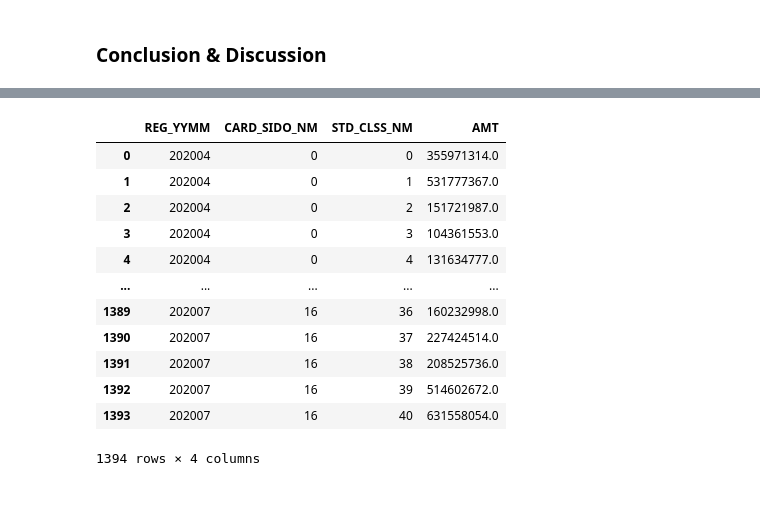
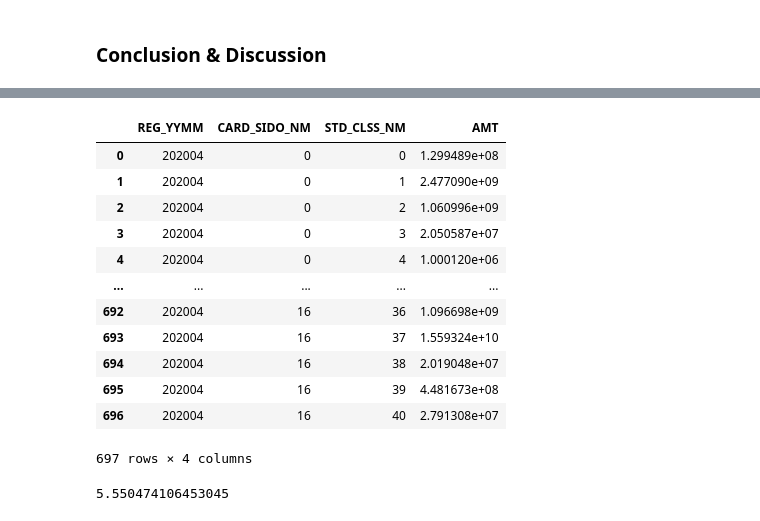
Before and after one commit to kim-bo-saeng/dacon_jeju, a Jupyter notebook: jeju_data_analysis.ipynb, the cells around one changed output, grey strips where cells are left out. Drawn from its saved outputs; the diff is of its cells as text; code cells hidden in the pictures.

```diff
--- a/jeju_data_analysis.ipynb
+++ b/jeju_data_analysis.ipynb
@@ -406,7 +508,7 @@ coarse_hyperparameters_list.head(10)
 # %% [markdown]
 ### Model Tuning & Evaluation
 # %%
-model = RandomForestRegressor(n_estimators = 30,
+model = RandomForestRegressor(n_estimators = 200,
                               max_depth = 96,
                               max_features = 0.952405,
                               n_jobs = -1,
@@ -422 +524,4 @@ RandomForestRegressor(bootstrap=True, ccp_alpha=0.0, criterion='mse',
                       random_state=4, verbose=0, warm_start=False)
+# %%
+model = GradientBoostingRegressor(random_state = 4,)
+model.fit(train_features, train_target)
@@ -439,7 +556,7 @@ AGEs          = df_num['AGE'].unique()
 SEX_CTGO_CDs  = df_num['SEX_CTGO_CD'].unique()
 FLCs          = df_num['FLC'].unique()
 years         = [2020]
-months        = [4, 7]
+months        = [4]
 
 temp = []
 for CARD_SIDO_NM in CARD_SIDO_NMs:
@@ -469,0 +587,18 @@ temp.head()
+# %%
+# sub과 동일한 템플릿 만들기
+CARD_SIDO_NMs = df_num['CARD_SIDO_NM'].unique()
+STD_CLSS_NMs  = df_num['STD_CLSS_NM'].unique()
+years         = [2020]
+months        = [4]
+
+temp = []
+for CARD_SIDO_NM in CARD_SIDO_NMs:
+    for STD_CLSS_NM in STD_CLSS_NMs:
+        for year in years:
+          for month in months:
+            temp.append([CARD_SIDO_NM, STD_CLSS_NM, year, month])
+
+temp = np.array(temp)
+temp = pd.DataFrame(data=temp, columns=train_features.columns)
+print(temp.shape)
+temp.head()
@@ -470,26 +613,56 @@ temp.head()
 # %%
 # 예측
 predict = model.predict(temp)
 predict = np.expm1(predict)
 temp['AMT'] = np.round(predict, 0)
 temp['REG_YYMM'] = temp['year']*100 + temp['month']
 temp = temp[['REG_YYMM', 'CARD_SIDO_NM', 'STD_CLSS_NM', 'AMT']]
 temp = temp.groupby(['REG_YYMM', 'CARD_SIDO_NM', 'STD_CLSS_NM']).sum().reset_index(drop=False)
+pred_AMT = list(temp['AMT'])
 temp
 # %% [output]
 |  | REG_YYMM | CARD_SIDO_NM | STD_CLSS_NM | AMT |
-| 0 | 202004 | 0 | 0 | 355971314.0 |
-| 1 | 202004 | 0 | 1 | 531777367.0 |
-| 2 | 202004 | 0 | 2 | 151721987.0 |
-| 3 | 202004 | 0 | 3 | 104361553.0 |
-| 4 | 202004 | 0 | 4 | 131634777.0 |
+| 0 | 202004 | 0 | 0 | 1.299489e+08 |
+| 1 | 202004 | 0 | 1 | 2.477090e+09 |
+| 2 | 202004 | 0 | 2 | 1.060996e+09 |
+| 3 | 202004 | 0 | 3 | 2.050587e+07 |
+| 4 | 202004 | 0 | 4 | 1.000120e+06 |
 | ... | ... | ... | ... | ... |
-| 1389 | 202007 | 16 | 36 | 160232998.0 |
-| 1390 | 202007 | 16 | 37 | 227424514.0 |
-| 1391 | 202007 | 16 | 38 | 208525736.0 |
-| 1392 | 202007 | 16 | 39 | 514602672.0 |
-| 1393 | 202007 | 16 | 40 | 631558054.0 |
+| 692 | 202004 | 16 | 36 | 1.096698e+09 |
+| 693 | 202004 | 16 | 37 | 1.559324e+10 |
+| 694 | 202004 | 16 | 38 | 2.019048e+07 |
+| 695 | 202004 | 16 | 39 | 4.481673e+08 |
+| 696 | 202004 | 16 | 40 | 2.791308e+07 |
-1394 rows × 4 columns
+697 rows × 4 columns
+# %%
+# RMSLE 계산함수
+def rmsle(y, y_,convertExp=False):
+    if convertExp:
+        y = np.exp(y),
+        y_ = np.exp(y_)
+    log1 = np.nan_to_num(np.array([np.log(v + 1) for v in y]))
+    log2 = np.nan_to_num(np.array([np.log(v + 1) for v in y_]))
+    calc = (log1 - log2) ** 2
+    return np.sqrt(np.mean(calc))
+
+# 2020년 3월과 2020년4월의 AMT값이 거의 같다는 가정으로 2020년3월의 AMT 과 비교하여 단순 모델의 성능향상을 확인해 볼수 있음
+data202003 = row_data.copy()
+data202003 = data202003[['REG_YYMM', 'CARD_SIDO_NM', 'STD_CLSS_NM', 'AMT']]
+data202003 = data202003.groupby(['REG_YYMM', 'CARD_SIDO_NM', 'STD_CLSS_NM']).sum().reset_index(drop=False)
+data202003 = data202003.loc[data202003['REG_YYMM']==202003]
+data202003 = data202003[['CARD_SIDO_NM', 'STD_CLSS_NM', 'AMT']]
+
+
+submission_temp = pd.read_csv('/gdrive/My Drive/data_analysis/jeju/submission.csv', index_col=0)
+submission_temp = submission_temp.loc[submission_temp['REG_YYMM']==202004]
+submission_temp = submission_temp[['CARD_SIDO_NM', 'STD_CLSS_NM']]
+submission_temp = submission_temp.merge(data202003, left_on=['CARD_SIDO_NM', 'STD_CLSS_NM'], right_on=['CARD_SIDO_NM', 'STD_CLSS_NM'], how='left')
+submission_temp = submission_temp.fillna(1)
+AMT = list(submission_temp['AMT'])
+
+print(rmsle(AMT, pred_AMT))
+# %% [output]
+5.550474106453045
 # %%
 # 디코딩
 temp['CARD_SIDO_NM'] = encoders['CARD_SIDO_NM'].inverse_transform(temp['CARD_SIDO_NM'])
```
Also changed, not shown: parts of 22 cells of this notebook.
